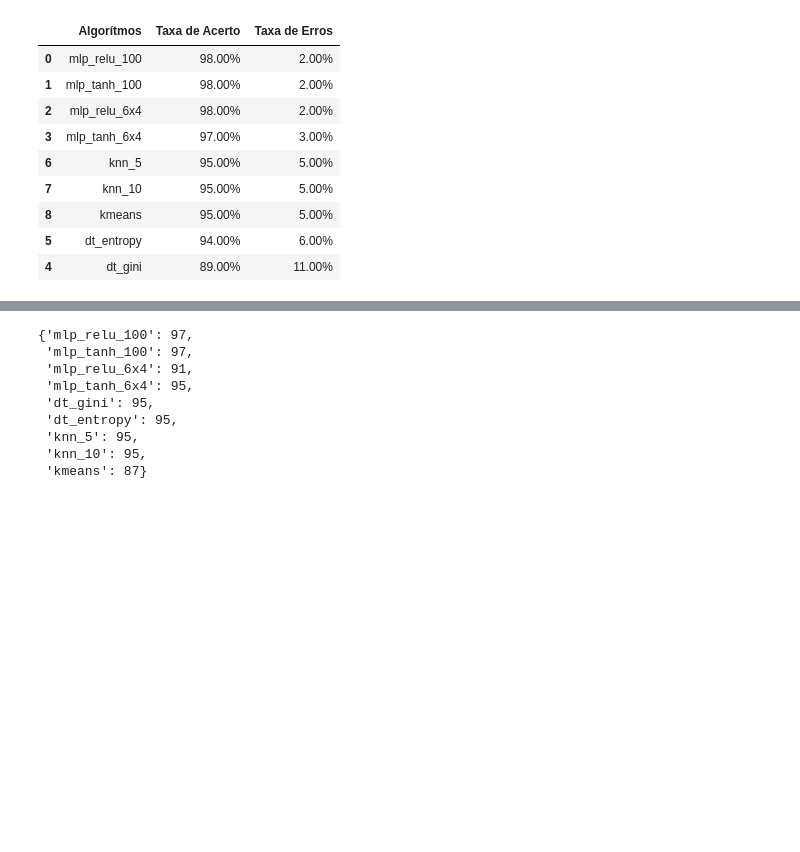
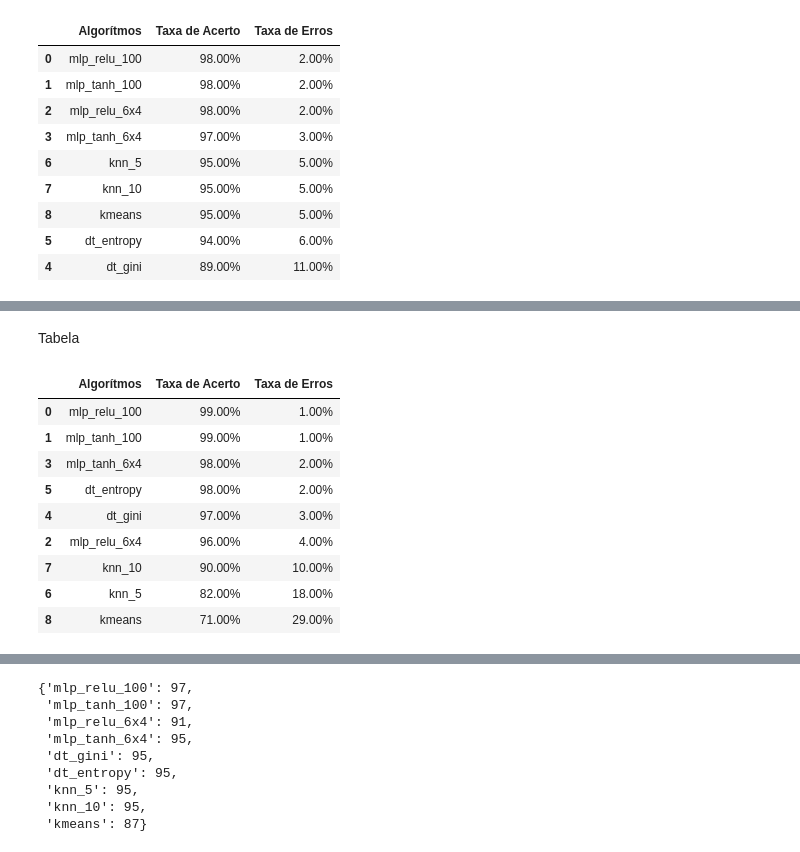
Before and after one commit to gabebritto/topicos-projeto, a Jupyter notebook: ProjetoFinal.ipynb, the cells around one changed output, grey strips where cells are left out. Saved outputs shown, nothing was run; the diff lists cells and outputs as text; code cells hidden in the pictures; blank space fills up the shorter version.

```diff
--- a/ProjetoFinal.ipynb
+++ b/ProjetoFinal.ipynb
@@ -404,0 +749,35 @@ display(table)
+# %% [markdown]
+Tabela
+# %%
+algoritmos = []
+acc = []
+err = []
+
+for i in results:
+  algoritmos.append(i)
+
+for j in algoritmos:
+  acc.append("{:.2f}%".format(results[j]))
+  err.append("{:.2f}%".format(100-results[j]))
+
+# CDataFrame com as Taxas Acurácia/Erros
+table = pd.DataFrame({
+    "Algorítmos": algoritmos,
+    "Taxa de Acerto": acc,
+    "Taxa de Erros": err
+})
+
+table = table.sort_values("Taxa de Acerto", ascending=False)
+
+display(table)
+# %% [output]
+|  | Algorítmos | Taxa de Acerto | Taxa de Erros |
+| 0 | mlp_relu_100 | 99.00% | 1.00% |
+| 1 | mlp_tanh_100 | 99.00% | 1.00% |
+| 3 | mlp_tanh_6x4 | 98.00% | 2.00% |
+| 5 | dt_entropy | 98.00% | 2.00% |
+| 4 | dt_gini | 97.00% | 3.00% |
+| 2 | mlp_relu_6x4 | 96.00% | 4.00% |
+| 7 | knn_10 | 90.00% | 10.00% |
+| 6 | knn_5 | 82.00% | 18.00% |
+| 8 | kmeans | 71.00% | 29.00% |
```
Also changed, not shown: parts of 7 cells of this notebook.
